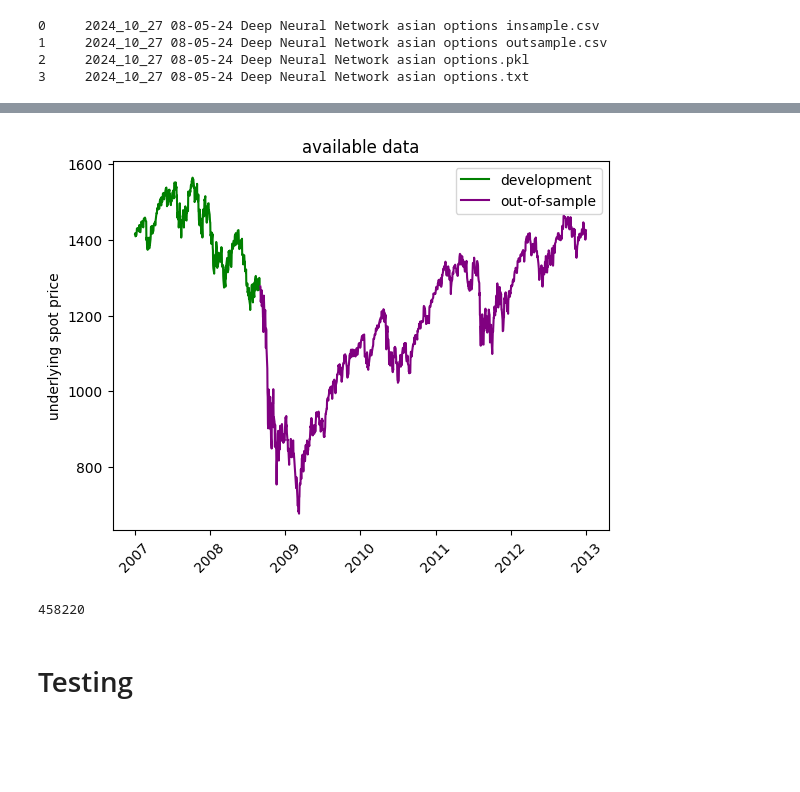
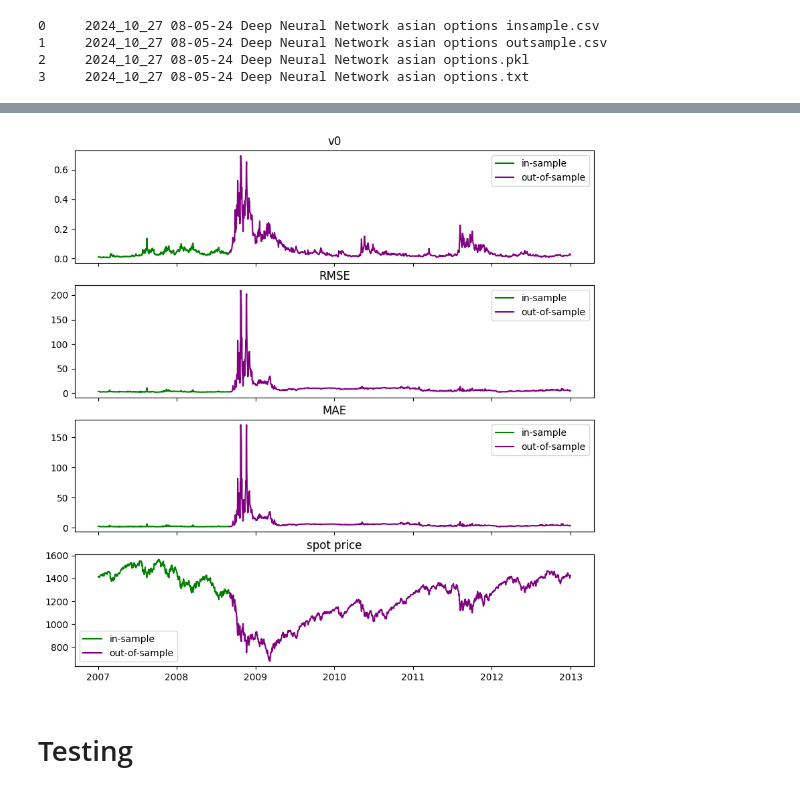
Before and after one commit to boomelage/machine-learning-option-pricing, a Jupyter notebook: trained_model_backtesting.ipynb, the cells around one changed output, grey strips where cells are left out. Drawn from its saved outputs; the diff is of its cells as text; code cells hidden in the pictures; blank space fills up the shorter version.

```diff
--- a/trained_model_backtesting.ipynb
+++ b/trained_model_backtesting.ipynb
@@ -55,20 +56,17 @@ TransformedTargetRegressor(regressor=Pipeline(steps=[('preprocessor',
                            transformer=Pipeline(steps=[('StandardScaler',
                                                         StandardScaler())]))
 # %%
-train_spots = train_data['spot_price']
-test_spots = test_data['spot_price']
-train_dates = pd.Series(train_spots.index)
-test_dates = pd.Series(test_spots.index)
-plt.figure()
-plt.plot(train_spots,color='green',label='development')
-plt.plot(test_spots,color='purple',label='out-of-sample')
-plt.title('available data')
-plt.ylabel('underlying spot price')
-plt.xticks(rotation=45)
-plt.legend()
-plt.show()
-print(test_data.shape[0])
+# train_spots = train_data['spot_price']
+# test_spots = test_data['spot_price']
+# train_dates = pd.Series(train_spots.index)
+# test_dates = pd.Series(test_spots.index)
+# plt.figure()
+# plt.plot(train_spots,color='green',label='development')
+# plt.plot(test_spots,color='purple',label='out-of-sample')
+# plt.title('available data')
+# plt.ylabel('underlying spot price')
+# plt.xticks(rotation=45)
+# plt.legend()
+# plt.show()
+# print(test_data.shape[0])
-# %% [output]
-[figure, removed]
-458220
 # %%
@@ -93,2 +85,28 @@ regression_data = test_data[
+# %%
+test_diff = test_data['outofsample_error']
+train_diff = train_data['insample_error']
+
+
+
+test_data['RMSE'] = test_diff.resample('D').apply(compute_RMSE).dropna()
+test_data['MAE'] = test_diff.resample('D').apply(compute_MAE).dropna()
+test_plot = test_data[reg_cols].copy().drop_duplicates()
+
+train_data['RMSE'] = train_diff.resample('D').apply(compute_RMSE).dropna()
+train_data['MAE'] = train_diff.resample('D').apply(compute_MAE).dropna()
+train_plot = train_data[reg_cols].copy().drop_duplicates()
+
+fig,axs = plt.subplots(len(plotcols),figsize=(10,10),sharex=True)
+for i,col in enumerate(plotcols):
+    axs[i].plot(train_plot[col],color='green',label='in-sample')
+    axs[i].set_title(col.replace('_',' '))
+    axs[i].legend()
+for i,col in enumerate(plotcols):
+    axs[i].plot(test_plot[col],color='purple',label='out-of-sample')
+    axs[i].set_title(col.replace('_',' '))
+    axs[i].legend()
+plt.show()
+# %% [output]
+[figure, added]
 # %% [markdown]
 # Testing
```
Also changed, not shown: parts of 15 cells of this notebook, 1 other file.
